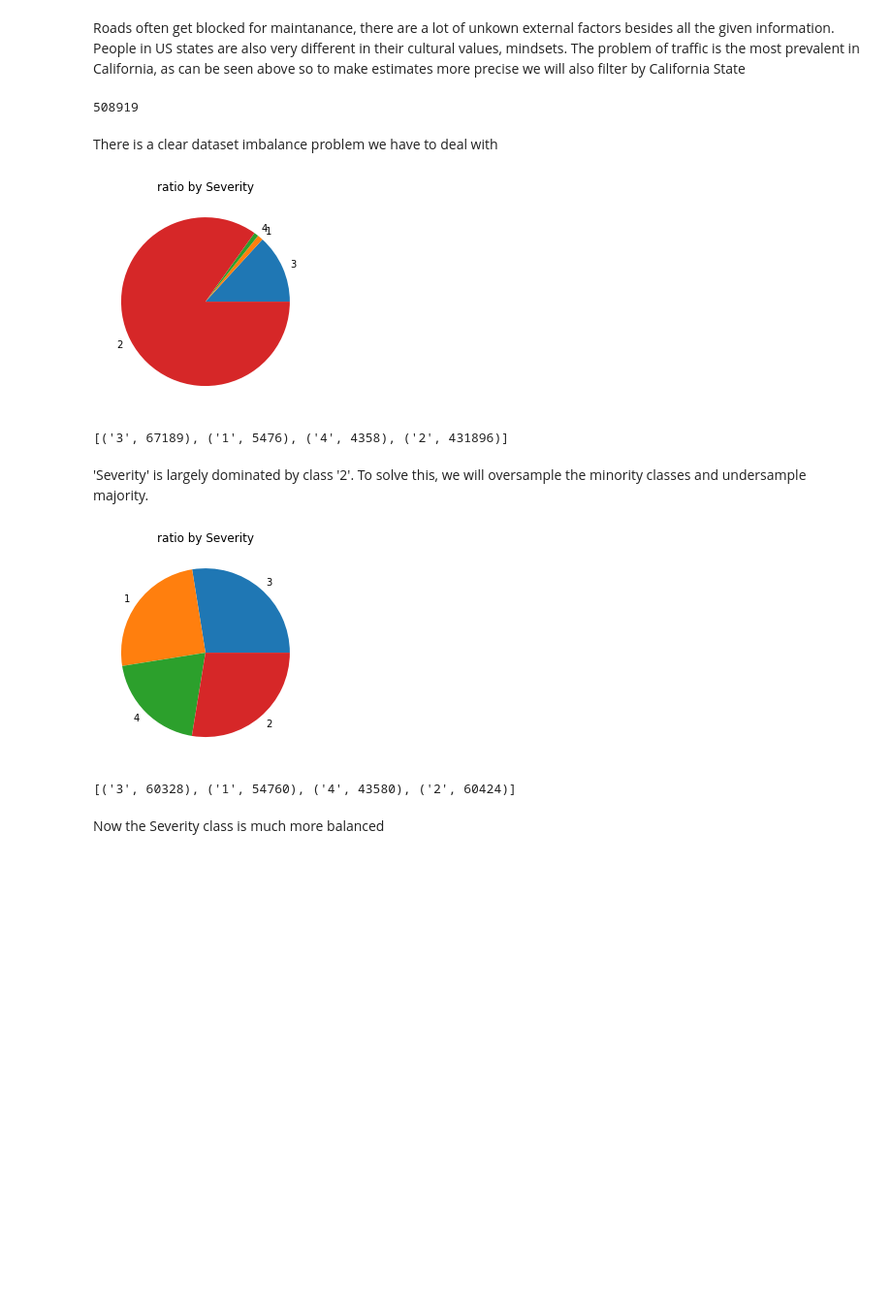
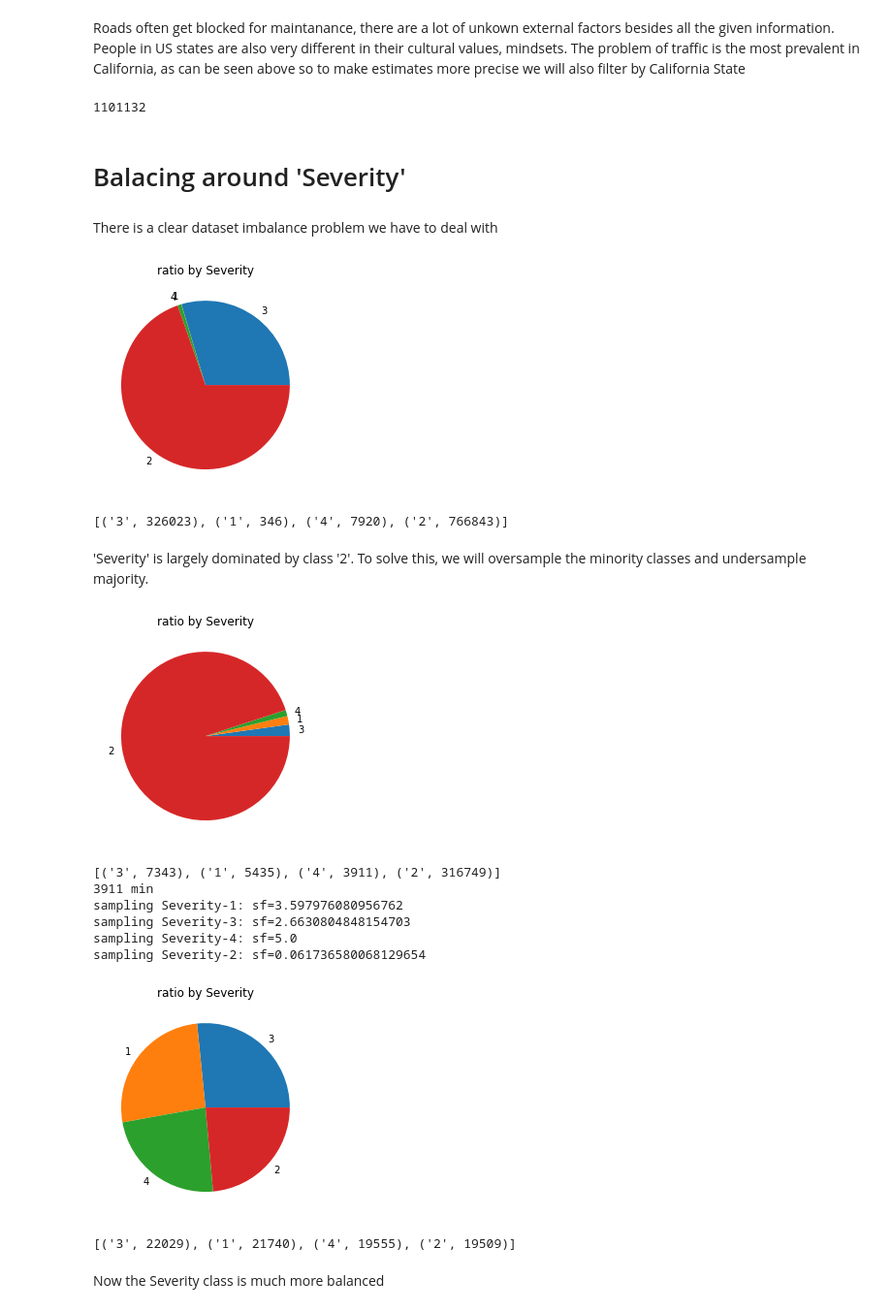
Before and after one commit to glebgalkin/SOEN471Winter, a Jupyter notebook: US Accidents technical analysis and regression.ipynb, the cells around one changed output. Shown at 97% size. Cells and saved outputs as stored; diff of their text form; code cells hidden in the pictures; blank space fills up the shorter version.

```diff
--- a/US Accidents technical analysis and regression.ipynb
+++ b/US Accidents technical analysis and regression.ipynb
@@ -449,17 +450,19 @@ build_states_graph(root_accidents_data)
 # %% [markdown]
 Roads often get blocked for maintanance, there are a lot of unkown external factors besides all the given information. People in US states are also very different in their cultural values, mindsets. The problem of traffic is the most prevalent in California, as can be seen above so to make estimates more precise we will also filter by California State
 # %%
-relevant_dataset = root_accidents_data.filter(col('State') == 'CA').filter((col('year') == 2019) | ((col('year') == 2020)))
-relevant_dataset = relevant_dataset.filter(col('Source') == 'Bing')
+relevant_dataset = root_accidents_data.filter((col('year') == 2019) | ((col('year') == 2020)))
+relevant_dataset = relevant_dataset.filter(col('Source') == 'MapQuest')
 relevant_dataset.count()
 # %% [output]
-508919
+1101132
+# %% [markdown]
+# Balacing around 'Severity'
 # %% [markdown]
 There is a clear dataset imbalance problem we have to deal with
 # %%
 display_piechart_of_column(relevant_dataset, 'Severity')
 # %% [output]
-[figure, old version]
+[figure, new version]
-[('3', 67189), ('1', 5476), ('4', 4358), ('2', 431896)]
+[('3', 326023), ('1', 346), ('4', 7920), ('2', 766843)]
 # %% [markdown]
 'Severity' is largely dominated by class '2'. To solve this, we will oversample the minority classes and undersample majority.
@@ -466,16 +502,19 @@ display_piechart_of_column(relevant_dataset, 'Severity')
 # %%
-def upsample_df(df, sample_num):
-    a = range(sample_num)
-    return df.withColumn("dummy", explode(array([lit(x) for x in a]))).drop('dummy')
-sev_1 = upsample_df(relevant_dataset.filter(col('Severity') == 1), 10)
-sev_2 = relevant_dataset.filter(col('Severity') == 2).sample(0.14, seed)
-sev_3 = relevant_dataset.filter(col('Severity') == 3).sample(0.9, seed)
-sev_4 = upsample_df(relevant_dataset.filter(col('Severity') == 4), 10)
-balanced_dataset = sev_1.unionAll(sev_2).unionAll(sev_3).unionAll(sev_4)
-#balanced_dataset = balanced_dataset.sampleBy('Severity', {1: 1.0, 2: 0.3, 3: 1.0, 4: 1.0}, seed=seed)
+#uncomment when want to predict 2 classes only, most severe, and alright class
+#relevant_dataset = relevant_dataset.withColumn('Severity', when(col('Severity') == 4, lit(1)).otherwise(lit(0)))
+
+display_piechart_of_column(relevant_dataset, 'Severity')
+balanced_dataset = balance(relevant_dataset, 'Severity')
 display_piechart_of_column(balanced_dataset, 'Severity')
 # %% [output]
-[figure, old version]
+[figure, new version]
-[('3', 60328), ('1', 54760), ('4', 43580), ('2', 60424)]
+[('3', 7343), ('1', 5435), ('4', 3911), ('2', 316749)]
+3911 min
+sampling Severity-1: sf=3.597976080956762
+sampling Severity-3: sf=2.6630804848154703
+sampling Severity-4: sf=5.0
+sampling Severity-2: sf=0.061736580068129654
+[figure, added]
+[('3', 22029), ('1', 21740), ('4', 19555), ('2', 19509)]
 # %% [markdown]
 Now the Severity class is much more balanced
```
Also changed, not shown: parts of 26 cells of this notebook.
